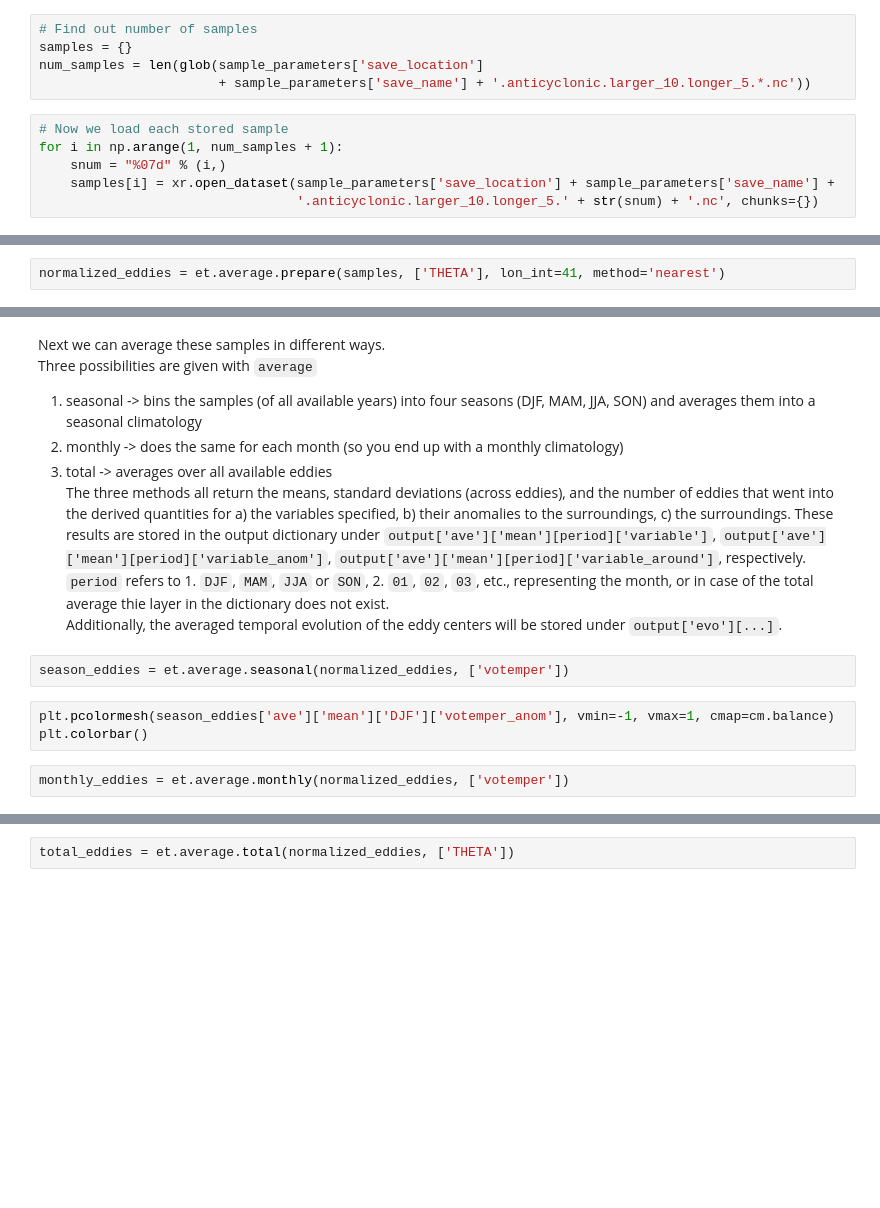
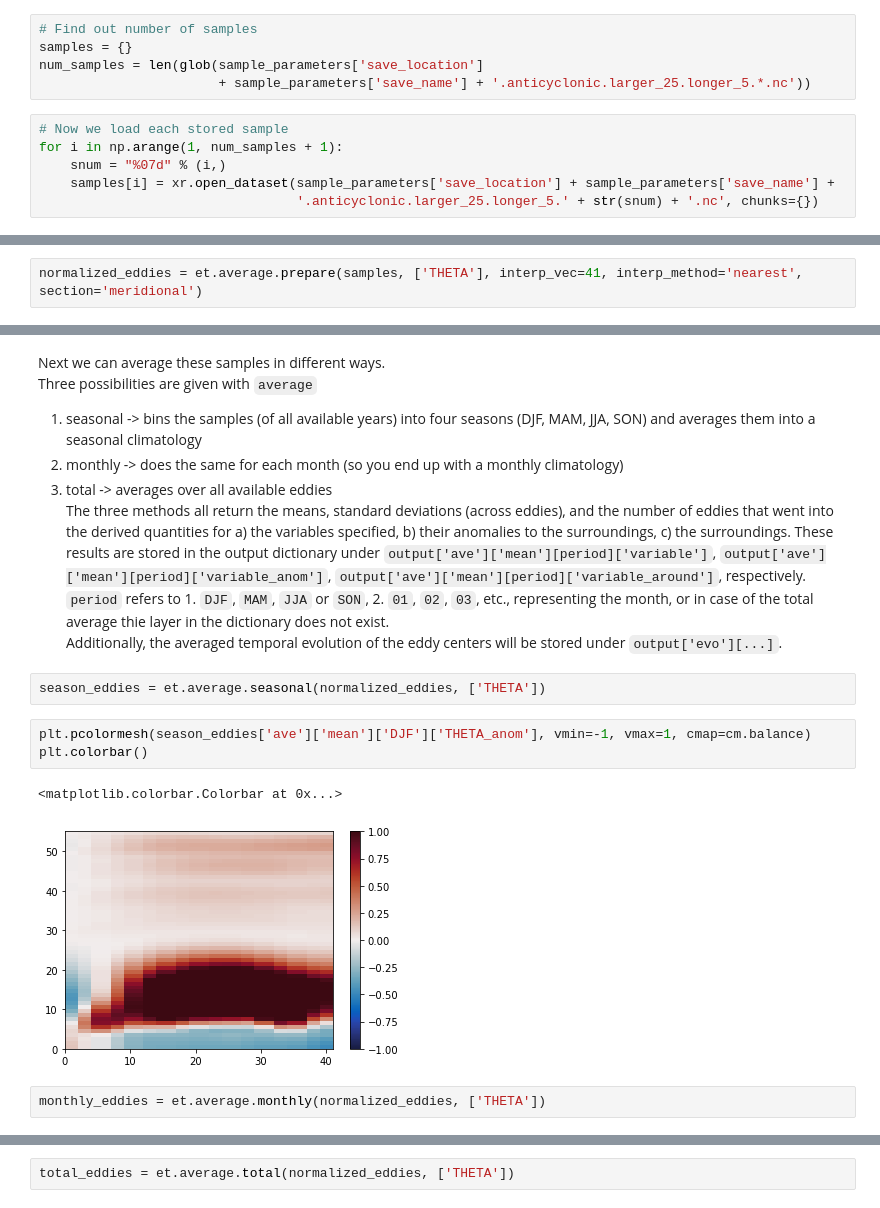
Before and after one commit to jk-rieck/eddytools, a Jupyter notebook: examples/run_eddytools_example_MITgcm_SSH.ipynb, the cells around one changed output, grey strips where cells are left out. Drawn from its saved outputs; the diff is of its cells as text; blank space fills up the shorter version.

```diff
--- a/examples/run_eddytools_example_MITgcm_SSH.ipynb
+++ b/examples/run_eddytools_example_MITgcm_SSH.ipynb
@@ -409,10 +414,10 @@ Note that for large region, i.e. a lot of samples the resulting dataset could be
 # Find out number of samples
 samples = {}
 num_samples = len(glob(sample_parameters['save_location']
-                       + sample_parameters['save_name'] + '.anticyclonic.larger_10.longer_5.*.nc'))
+                       + sample_parameters['save_name'] + '.anticyclonic.larger_25.longer_5.*.nc'))
 # %%
 # Now we load each stored sample
 for i in np.arange(1, num_samples + 1):
     snum = "%07d" % (i,)
     samples[i] = xr.open_dataset(sample_parameters['save_location'] + sample_parameters['save_name'] +
-                                 '.anticyclonic.larger_10.longer_5.' + str(snum) + '.nc', chunks={})
+                                 '.anticyclonic.larger_25.longer_5.' + str(snum) + '.nc', chunks={})
@@ -425,4 +426,4 @@ First a "preparation" is performed: Basically, all eddies are interpolated onto
 For every variable specified, at every time step, the values and anomalies (with respect to surroundings) are interpolated (with method `method`) onto the normalized section and stored according to the month the eddy was first detected. The depth profile of the surroundings is stored as well.
 For available interpolation methods please have a look in the documentation of the underlying function [`scipy.interpolate.interp1d`](https://docs.scipy.org/doc/scipy/reference/generated/scipy.interpolate.interp1d.html).
 # %%
-normalized_eddies = et.average.prepare(samples, ['THETA'], lon_int=41, method='nearest')
+normalized_eddies = et.average.prepare(samples, ['THETA'], interp_vec=41, interp_method='nearest', section='meridional')
@@ -441,10 +444,13 @@ Three possibilities are given with `average`
 The three methods all return the means, standard deviations (across eddies), and the number of eddies that went into the derived quantities for a) the variables specified, b) their anomalies to the surroundings, c) the surroundings. These results are stored in the output dictionary under `output['ave']['mean'][period]['variable']`, `output['ave']['mean'][period]['variable_anom']`, `output['ave']['mean'][period]['variable_around']`, respectively. `period` refers to 1. `DJF`, `MAM`, `JJA` or `SON`, 2. `01`, `02`, `03`, etc., representing the month, or in case of the total average thie layer in the dictionary does not exist.
 Additionally, the averaged temporal evolution of the eddy centers will be stored under `output['evo'][...]`.
 # %%
-season_eddies = et.average.seasonal(normalized_eddies, ['votemper'])
+season_eddies = et.average.seasonal(normalized_eddies, ['THETA'])
 # %%
-plt.pcolormesh(season_eddies['ave']['mean']['DJF']['votemper_anom'], vmin=-1, vmax=1, cmap=cm.balance)
+plt.pcolormesh(season_eddies['ave']['mean']['DJF']['THETA_anom'], vmin=-1, vmax=1, cmap=cm.balance)
 plt.colorbar()
+# %% [output]
+<matplotlib.colorbar.Colorbar at 0x...>
+[figure, added]
 # %%
-monthly_eddies = et.average.monthly(normalized_eddies, ['votemper'])
+monthly_eddies = et.average.monthly(normalized_eddies, ['THETA'])
 # %%
```
Also changed, not shown: parts of 19 cells of this notebook, 1 other file.
